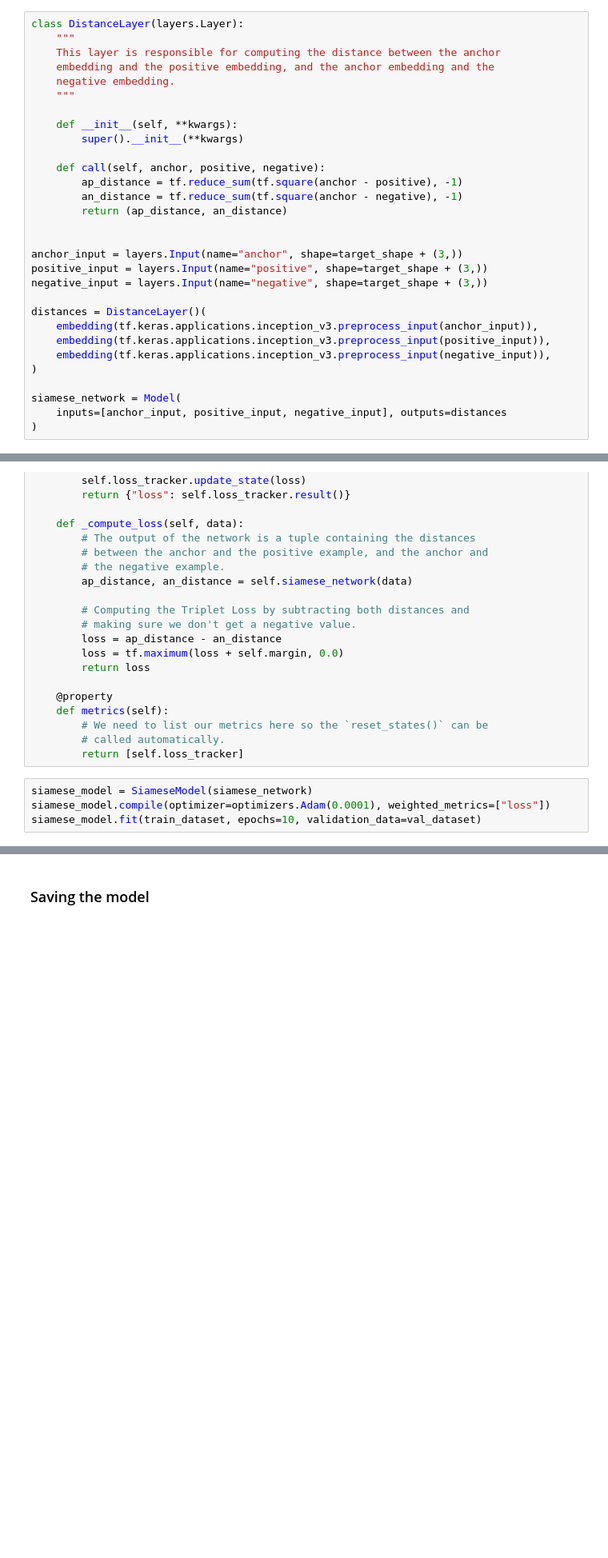
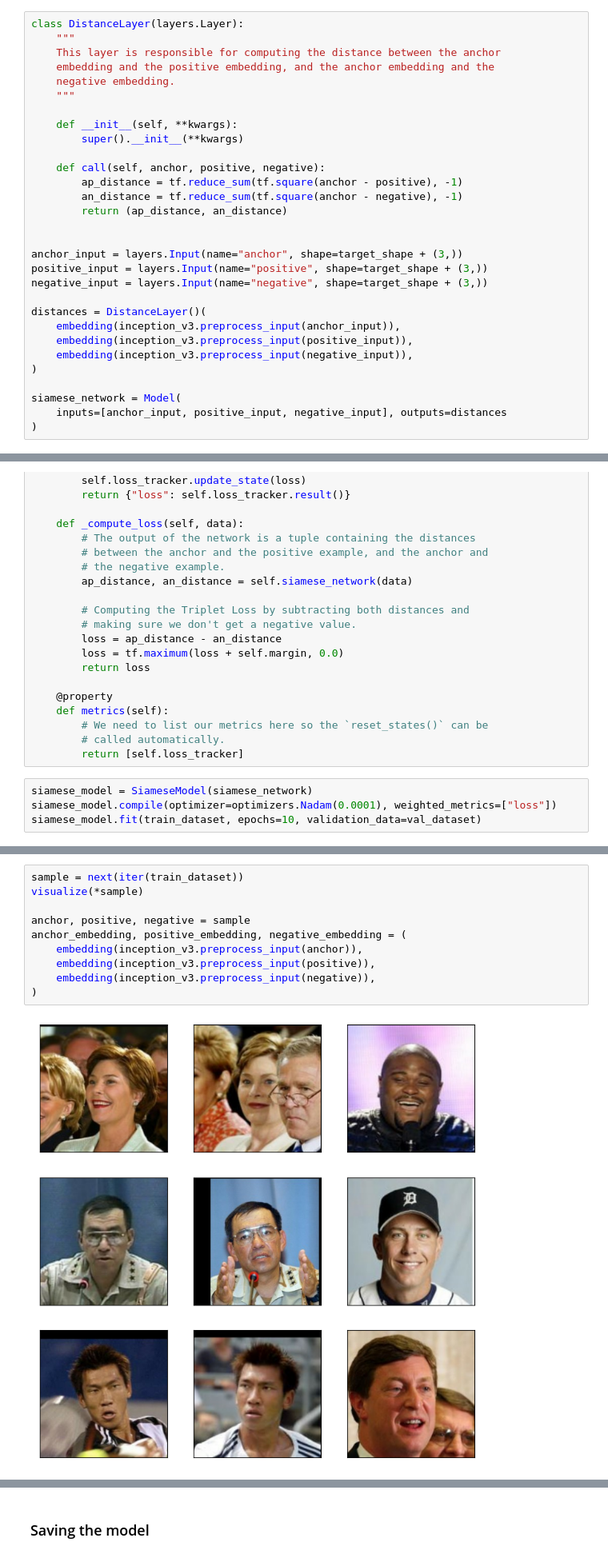
Before and after one commit to AurelienBesnier/Projet-HAI927, a Jupyter notebook: src/Classification/Classification.ipynb, the cells around one changed output, grey strips where cells are left out. Shown at 80% size. Cells and saved outputs as stored; diff of their text form; blank space fills up the shorter version.

```diff
--- a/src/Classification/Classification.ipynb
+++ b/src/Classification/Classification.ipynb
@@ -154,9 +156,9 @@ positive_input = layers.Input(name="positive", shape=target_shape + (3,))
 negative_input = layers.Input(name="negative", shape=target_shape + (3,))
 
 distances = DistanceLayer()(
-    embedding(tf.keras.applications.inception_v3.preprocess_input(anchor_input)),
-    embedding(tf.keras.applications.inception_v3.preprocess_input(positive_input)),
-    embedding(tf.keras.applications.inception_v3.preprocess_input(negative_input)),
+    embedding(inception_v3.preprocess_input(anchor_input)),
+    embedding(inception_v3.preprocess_input(positive_input)),
+    embedding(inception_v3.preprocess_input(negative_input)),
 )
 
 siamese_network = Model(
@@ -229,5 +231,5 @@ class SiameseModel(Model):
         return [self.loss_tracker]
 # %%
 siamese_model = SiameseModel(siamese_network)
-siamese_model.compile(optimizer=optimizers.Adam(0.0001), weighted_metrics=["loss"])
+siamese_model.compile(optimizer=optimizers.Nadam(0.0001), weighted_metrics=["loss"])
 siamese_model.fit(train_dataset, epochs=10, validation_data=val_dataset)
@@ -233,0 +247,12 @@ siamese_model.fit(train_dataset, epochs=10, validation_data=val_dataset)
+# %%
+sample = next(iter(train_dataset))
+visualize(*sample)
+
+anchor, positive, negative = sample
+anchor_embedding, positive_embedding, negative_embedding = (
+    embedding(inception_v3.preprocess_input(anchor)),
+    embedding(inception_v3.preprocess_input(positive)),
+    embedding(inception_v3.preprocess_input(negative)),
+)
+# %% [output]
+[figure, added]
```
Also changed, not shown: parts of 5 cells of this notebook, 1 other file.
